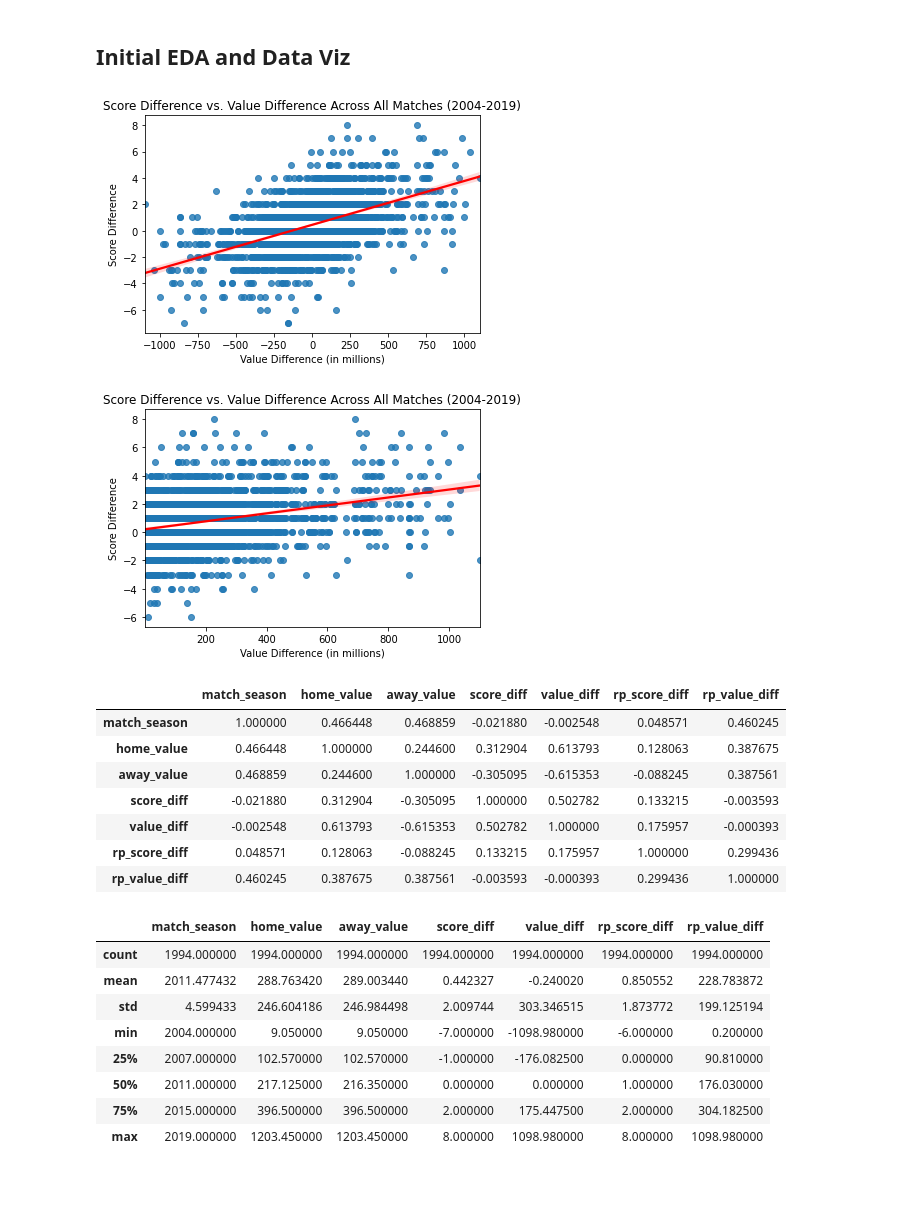
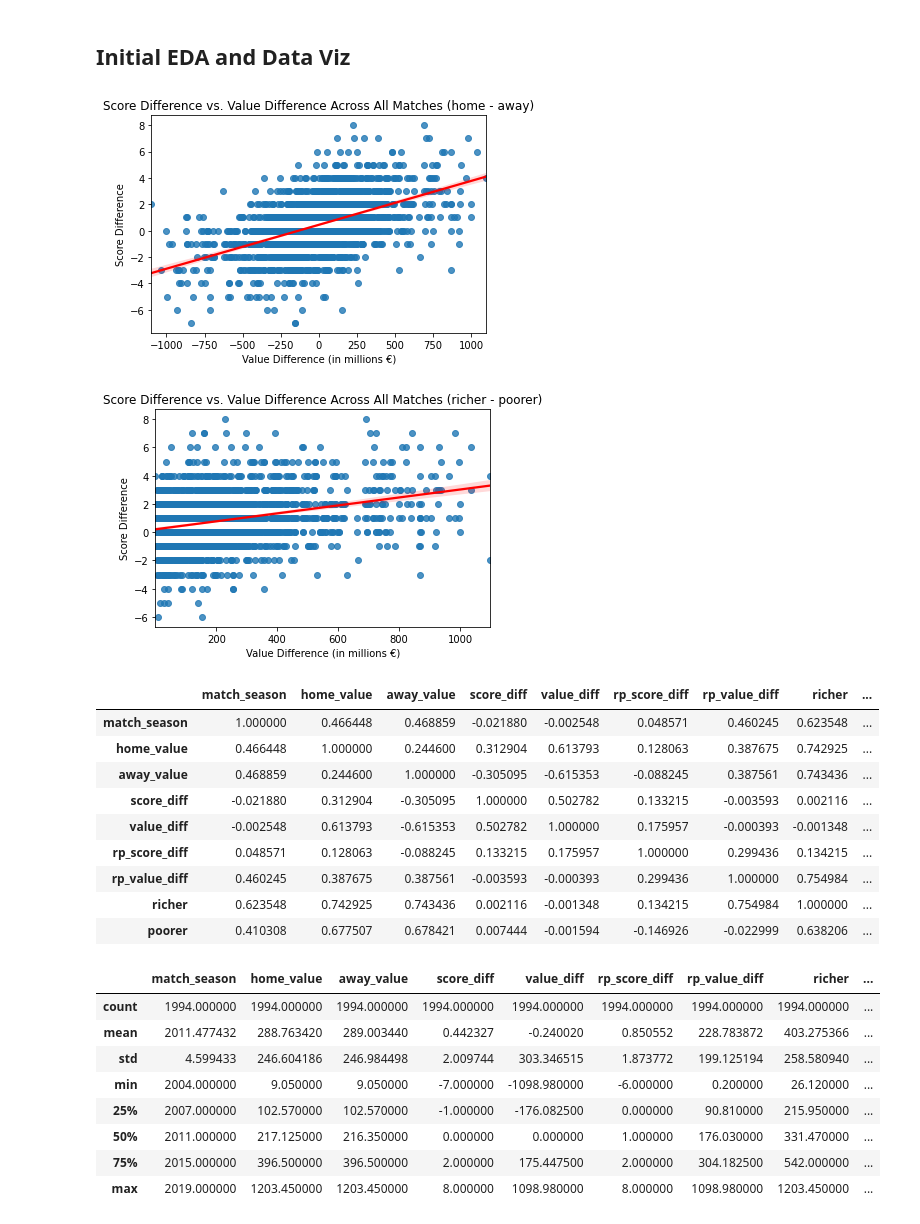
Before and after one commit to wplam107/soccer, a Jupyter notebook: eda_feat_eng.ipynb, the cells around one changed output. Cells and saved outputs as stored; diff of their text form; code cells hidden in the pictures; blank space fills up the shorter version.

```diff
--- a/eda_feat_eng.ipynb
+++ b/eda_feat_eng.ipynb
@@ -51,6 +51,9 @@ df['rp_score_diff'] = np.select(
 
 # Convert value_diff to absolute ("rich team" value - "poor team" value)
 df['rp_value_diff'] = np.abs(df['value_diff'])
+# %%
+df['richer'] = np.where(df['home_value'] > df['away_value'], df['home_value'], df['away_value'])
+df['poorer'] = np.where(df['home_value'] < df['away_value'], df['home_value'], df['away_value'])
 # %%
 df.head()
 # %% [output]
@@ -64,40 +67,42 @@ df.head()
 ## Initial EDA and Data Viz
 # %%
 sns.regplot(x='value_diff', y='score_diff', data=df, line_kws={'color': 'red'})
-plt.xlabel('Value Difference (in millions)')
+plt.xlabel('Value Difference (in millions €)')
 plt.ylabel('Score Difference')
-plt.title('Score Difference vs. Value Difference Across All Matches (2004-2019)')
+plt.title('Score Difference vs. Value Difference Across All Matches (home - away)')
 plt.show()
 # %% [output]
-[figure, old version]
+[figure, new version]
 # %%
 sns.regplot(x='rp_value_diff', y='rp_score_diff', data=df, line_kws={'color': 'red'})
-plt.xlabel('Value Difference (in millions)')
+plt.xlabel('Value Difference (in millions €)')
 plt.ylabel('Score Difference')
-plt.title('Score Difference vs. Value Difference Across All Matches (2004-2019)')
+plt.title('Score Difference vs. Value Difference Across All Matches (richer - poorer)')
 plt.show()
 # %% [output]
-[figure, old version]
+[figure, new version]
 # %%
 df.corr()
 # %% [output]
-|  | match_season | home_value | away_value | score_diff | value_diff | rp_score_diff | rp_value_diff |
-| match_season | 1.000000 | 0.466448 | 0.468859 | -0.021880 | -0.002548 | 0.048571 | 0.460245 |
-| home_value | 0.466448 | 1.000000 | 0.244600 | 0.312904 | 0.613793 | 0.128063 | 0.387675 |
-| away_value | 0.468859 | 0.244600 | 1.000000 | -0.305095 | -0.615353 | -0.088245 | 0.387561 |
-| score_diff | -0.021880 | 0.312904 | -0.305095 | 1.000000 | 0.502782 | 0.133215 | -0.003593 |
-| value_diff | -0.002548 | 0.613793 | -0.615353 | 0.502782 | 1.000000 | 0.175957 | -0.000393 |
-| rp_score_diff | 0.048571 | 0.128063 | -0.088245 | 0.133215 | 0.175957 | 1.000000 | 0.299436 |
-| rp_value_diff | 0.460245 | 0.387675 | 0.387561 | -0.003593 | -0.000393 | 0.299436 | 1.000000 |
+|  | match_season | home_value | away_value | score_diff | value_diff | rp_score_diff | rp_value_diff | richer | ... |
+| match_season | 1.000000 | 0.466448 | 0.468859 | -0.021880 | -0.002548 | 0.048571 | 0.460245 | 0.623548 | ... |
+| home_value | 0.466448 | 1.000000 | 0.244600 | 0.312904 | 0.613793 | 0.128063 | 0.387675 | 0.742925 | ... |
+| away_value | 0.468859 | 0.244600 | 1.000000 | -0.305095 | -0.615353 | -0.088245 | 0.387561 | 0.743436 | ... |
+| score_diff | -0.021880 | 0.312904 | -0.305095 | 1.000000 | 0.502782 | 0.133215 | -0.003593 | 0.002116 | ... |
+| value_diff | -0.002548 | 0.613793 | -0.615353 | 0.502782 | 1.000000 | 0.175957 | -0.000393 | -0.001348 | ... |
+| rp_score_diff | 0.048571 | 0.128063 | -0.088245 | 0.133215 | 0.175957 | 1.000000 | 0.299436 | 0.134215 | ... |
+| rp_value_diff | 0.460245 | 0.387675 | 0.387561 | -0.003593 | -0.000393 | 0.299436 | 1.000000 | 0.754984 | ... |
+| richer | 0.623548 | 0.742925 | 0.743436 | 0.002116 | -0.001348 | 0.134215 | 0.754984 | 1.000000 | ... |
+| poorer | 0.410308 | 0.677507 | 0.678421 | 0.007444 | -0.001594 | -0.146926 | -0.022999 | 0.638206 | ... |
 # %%
 df.describe()
 # %% [output]
-|  | match_season | home_value | away_value | score_diff | value_diff | rp_score_diff | rp_value_diff |
-| count | 1994.000000 | 1994.000000 | 1994.000000 | 1994.000000 | 1994.000000 | 1994.000000 | 1994.000000 |
-| mean | 2011.477432 | 288.763420 | 289.003440 | 0.442327 | -0.240020 | 0.850552 | 228.783872 |
-| std | 4.599433 | 246.604186 | 246.984498 | 2.009744 | 303.346515 | 1.873772 | 199.125194 |
-| min | 2004.000000 | 9.050000 | 9.050000 | -7.000000 | -1098.980000 | -6.000000 | 0.200000 |
-| 25% | 2007.000000 | 102.570000 | 102.570000 | -1.000000 | -176.082500 | 0.000000 | 90.810000 |
-| 50% | 2011.000000 | 217.125000 | 216.350000 | 0.000000 | 0.000000 | 1.000000 | 176.030000 |
-| 75% | 2015.000000 | 396.500000 | 396.500000 | 2.000000 | 175.447500 | 2.000000 | 304.182500 |
-| max | 2019.000000 | 1203.450000 | 1203.450000 | 8.000000 | 1098.980000 | 8.000000 | 1098.980000 |
+|  | match_season | home_value | away_value | score_diff | value_diff | rp_score_diff | rp_value_diff | richer | ... |
+| count | 1994.000000 | 1994.000000 | 1994.000000 | 1994.000000 | 1994.000000 | 1994.000000 | 1994.000000 | 1994.000000 | ... |
+| mean | 2011.477432 | 288.763420 | 289.003440 | 0.442327 | -0.240020 | 0.850552 | 228.783872 | 403.275366 | ... |
+| std | 4.599433 | 246.604186 | 246.984498 | 2.009744 | 303.346515 | 1.873772 | 199.125194 | 258.580940 | ... |
+| min | 2004.000000 | 9.050000 | 9.050000 | -7.000000 | -1098.980000 | -6.000000 | 0.200000 | 26.120000 | ... |
+| 25% | 2007.000000 | 102.570000 | 102.570000 | -1.000000 | -176.082500 | 0.000000 | 90.810000 | 215.950000 | ... |
+| 50% | 2011.000000 | 217.125000 | 216.350000 | 0.000000 | 0.000000 | 1.000000 | 176.030000 | 331.470000 | ... |
+| 75% | 2015.000000 | 396.500000 | 396.500000 | 2.000000 | 175.447500 | 2.000000 | 304.182500 | 542.000000 | ... |
+| max | 2019.000000 | 1203.450000 | 1203.450000 | 8.000000 | 1098.980000 | 8.000000 | 1098.980000 | 1203.450000 | ... |
```
Also changed, not shown: parts of 5 cells of this notebook.
